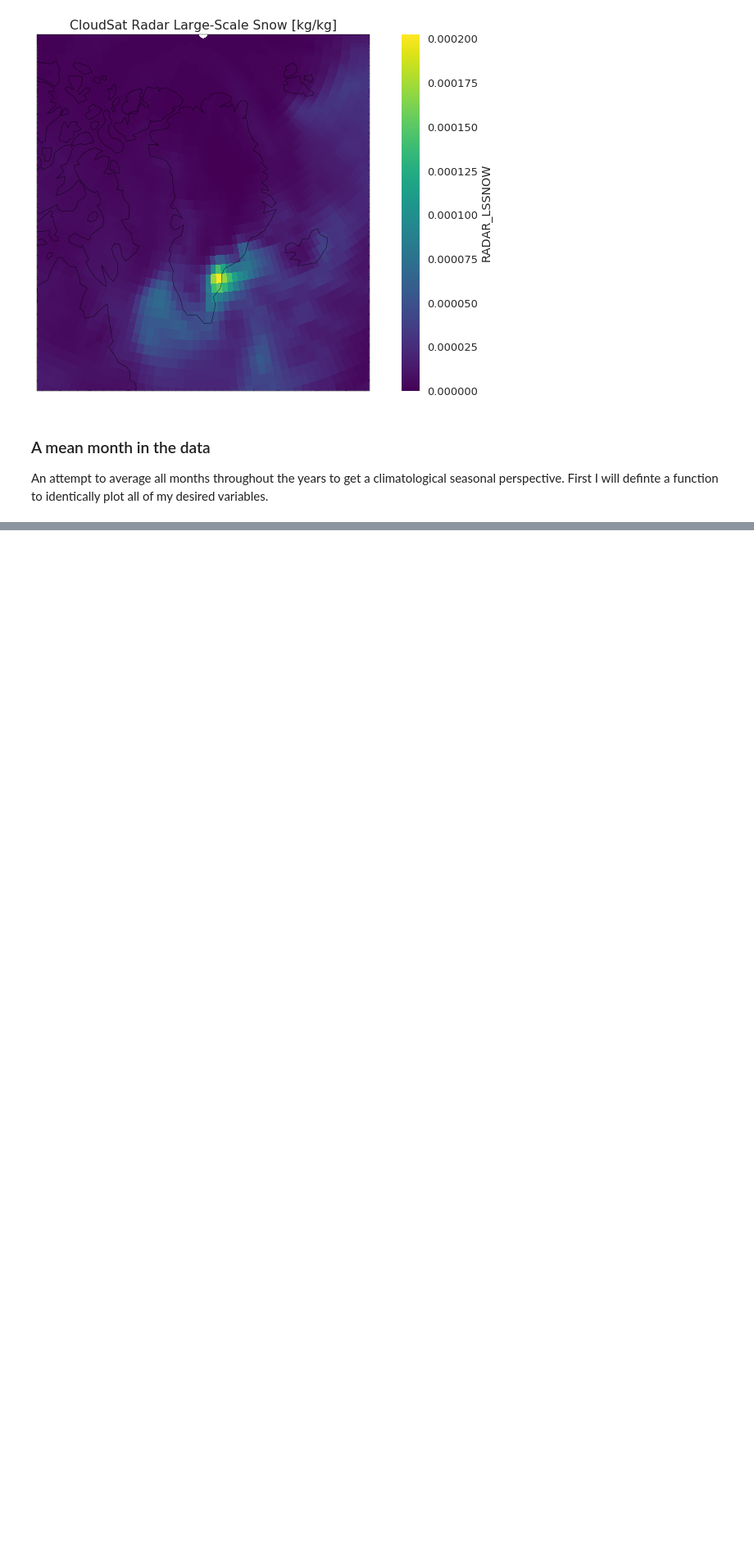
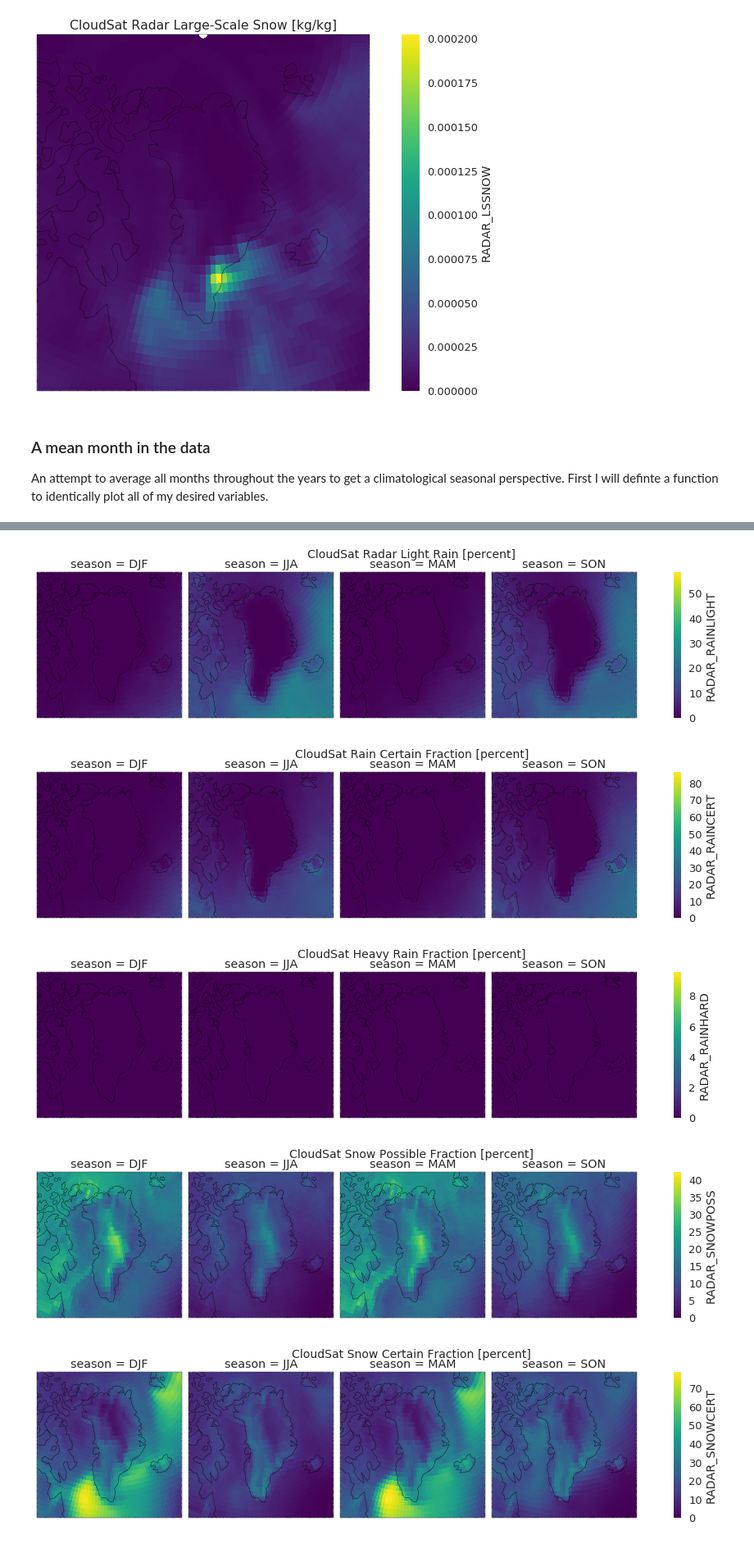
Before and after one commit to dcamron/cosp-explore, a Jupyter notebook: notebooks/explore.ipynb, the cells around one changed output, grey strips where cells are left out. Shown at 82% size. Saved outputs shown, nothing was run; the diff lists cells and outputs as text; code cells hidden in the pictures; blank space fills up the shorter version.

```diff
--- a/notebooks/explore.ipynb
+++ b/notebooks/explore.ipynb
@@ -87,0 +103,9 @@ for var in ds.data_vars:
+# %%
+for var in radar_vars:
+    meantime_plots(var, 'season')
+# %% [output]
+[figure, added]
+[figure, added]
+[figure, added]
+[figure, added]
+[figure, added]
```
Also changed, not shown: parts of 10 cells of this notebook, 10 other files.
